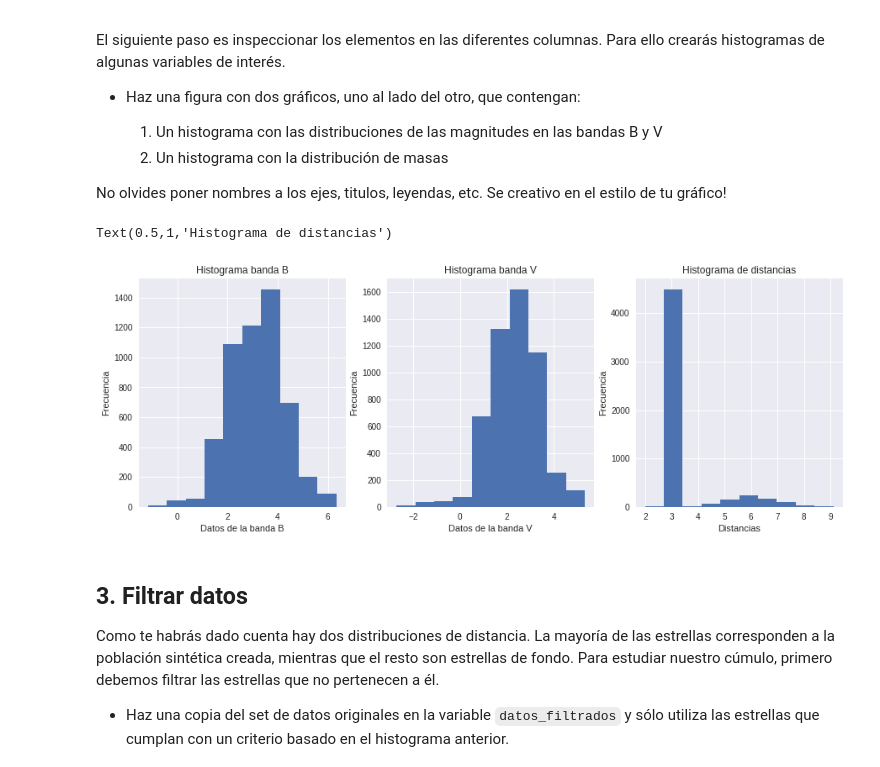
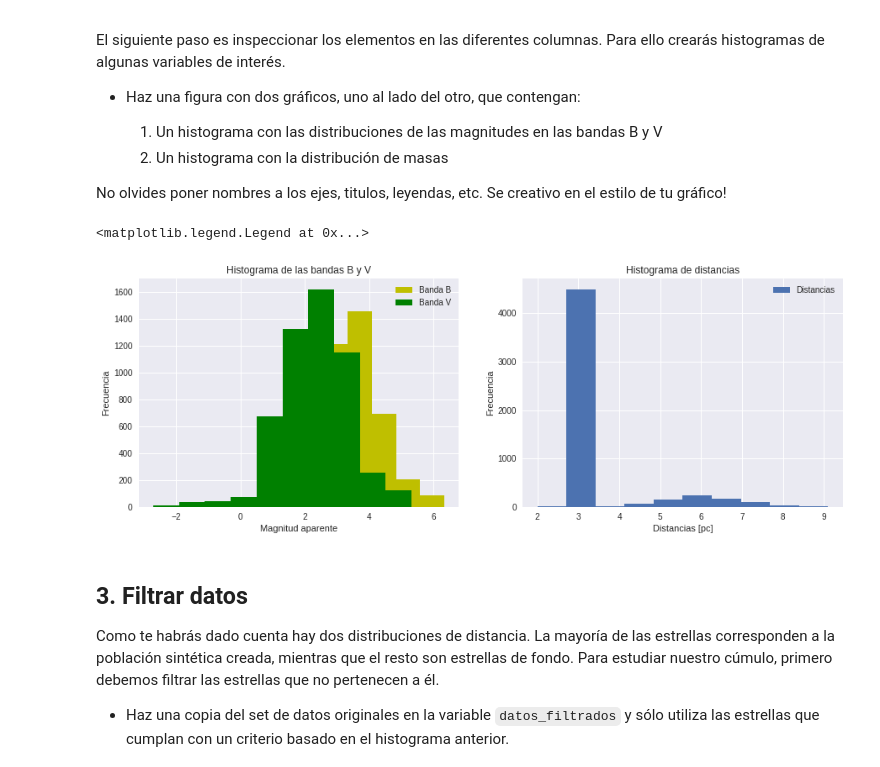
Before and after one commit to SimonSanfeliu/minitarea2, a Jupyter notebook: minitarea2.ipynb, the cells around one changed output. Saved outputs shown, nothing was run; the diff lists cells and outputs as text; code cells hidden in the pictures.

```diff
--- a/minitarea2.ipynb
+++ b/minitarea2.ipynb
@@ -83,33 +83,30 @@ No olvides poner nombres a los ejes, titulos, leyendas, etc. Se creativo en el e
 # %%
 #Plotear histogramas de cada columna
 
 import matplotlib.pyplot as plt
 %matplotlib inline
 
-columnaB = datos[0:5299, 0]
-columnaV = datos[0:5299, 1]
-columnaD = datos[0:5299,6]
+columnaB = datos[:, 0]
+columnaV = datos[:, 1]
+columnaD = datos[:,6]
 
-fig, ax = plt.subplots(figsize = (15,5), ncols = 3)
+fig, ax = plt.subplots(figsize = (15,5), ncols = 2)
 
-ax[0].hist(columnaB)
-ax[0].set_xlabel('Datos de la banda B')
+ax[0].hist(columnaB, color = 'y', label = 'Banda B')
+ax[0].hist(columnaV, color = 'g', label = 'Banda V')
+ax[0].set_xlabel('Magnitud aparente')
 ax[0].set_ylabel('Frecuencia')
-ax[0].set_title('Histograma banda B')
+ax[0].set_title('Histograma de las bandas B y V')
+ax[0].legend(loc='best')
 
-
-ax[1].hist(columnaV)
-ax[1].set_xlabel('Datos de la banda V')
+ax[1].hist(columnaD, label = 'Distancias')
+ax[1].set_xlabel('Distancias [pc]')
 ax[1].set_ylabel('Frecuencia')
-ax[1].set_title('Histograma banda V')
-
-ax[2].hist(columnaD)
-ax[2].set_xlabel('Distancias')
-ax[2].set_ylabel('Frecuencia')
-ax[2].set_title('Histograma de distancias')
+ax[1].set_title('Histograma de distancias')
+ax[1].legend(loc='best')
 # %% [output]
-Text(0.5,1,'Histograma de distancias')
+<matplotlib.legend.Legend at 0x...>
-[figure, old version]
+[figure, new version]
 # %% [markdown]
 ## 3. Filtrar datos
 
```
Also changed, not shown: parts of 7 cells of this notebook.
